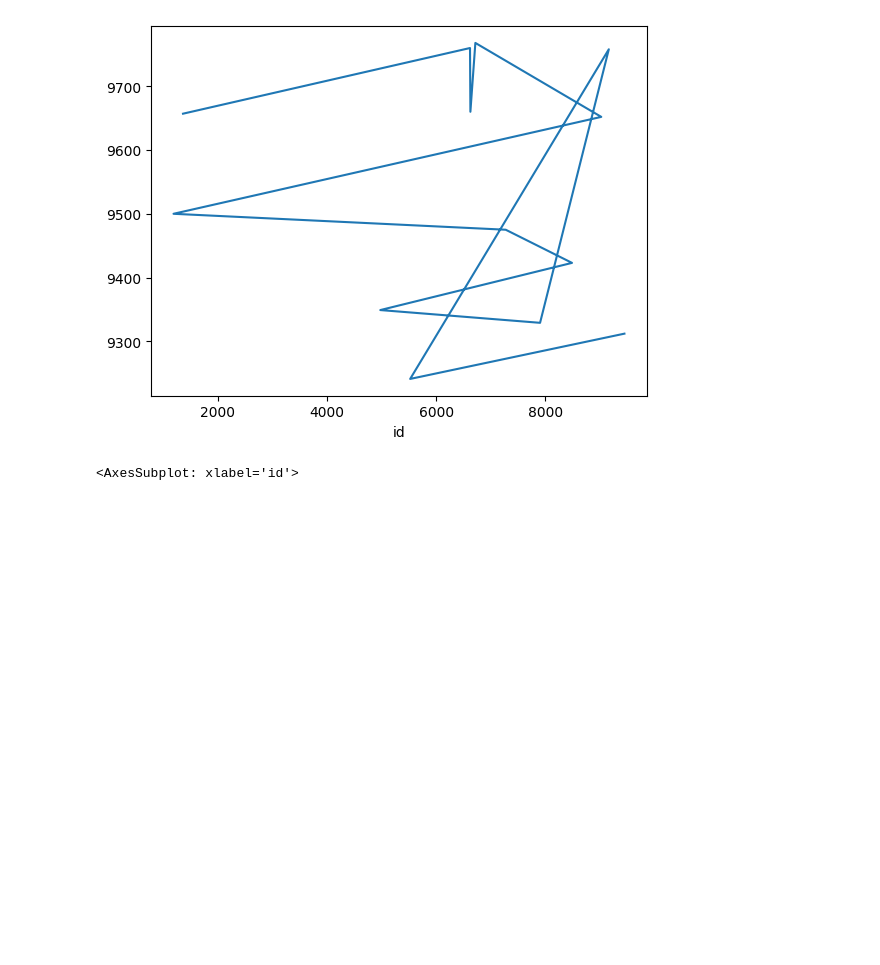
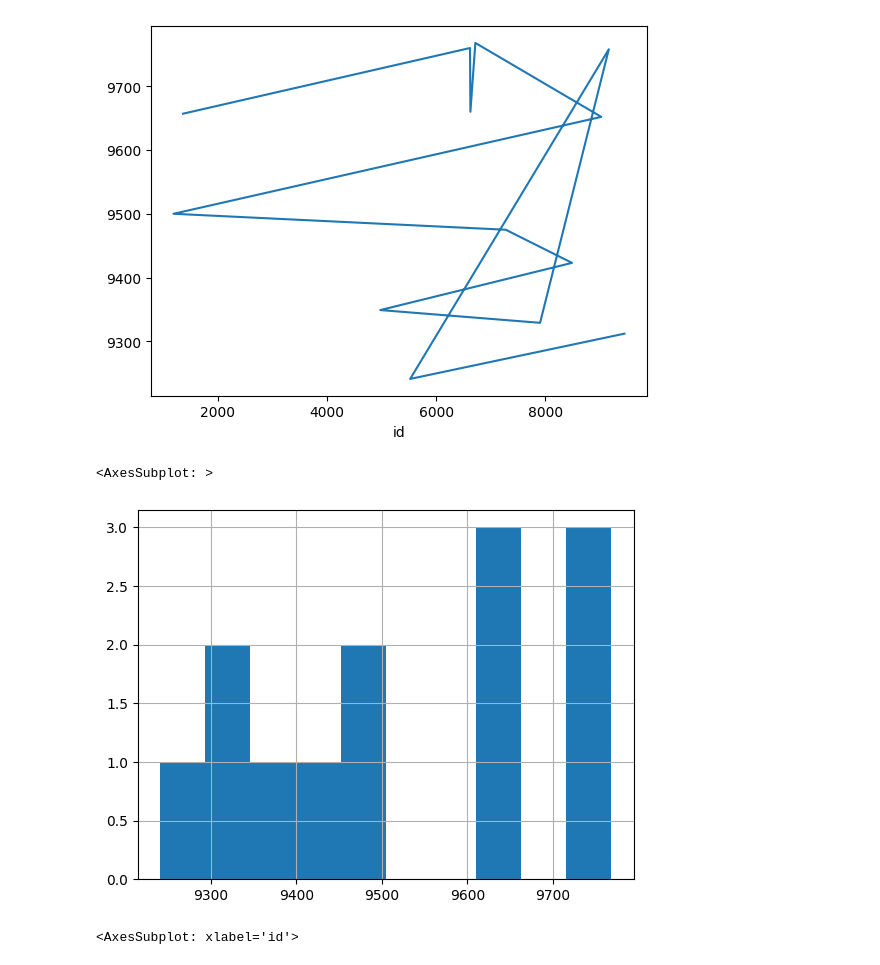
Before and after one commit to Victor-page/artificial-emotional-intelligence, a Jupyter notebook: artificial-emotional-intelligence.ipynb, the cells around one changed output. Cells and saved outputs as stored; diff of their text form; code cells hidden in the pictures; blank space fills up the shorter version.

Commit message:
added histograms

```diff
--- a/artificial-emotional-intelligence.ipynb
+++ b/artificial-emotional-intelligence.ipynb
@@ -179,6 +179,11 @@ dataVideoValues["Valence Rank"].plot()
 # %% [output]
 <AxesSubplot: xlabel='id'>
 [figure]
+# %%
+dataVideoValues["Valence Rank"].hist()
+# %% [output]
+<AxesSubplot: >
+[figure, added]
 # %%
 dataVideoValues["Arousal Rank"].plot()
 # %% [output]
```
Also changed, not shown: parts of 1 cell of this notebook.
